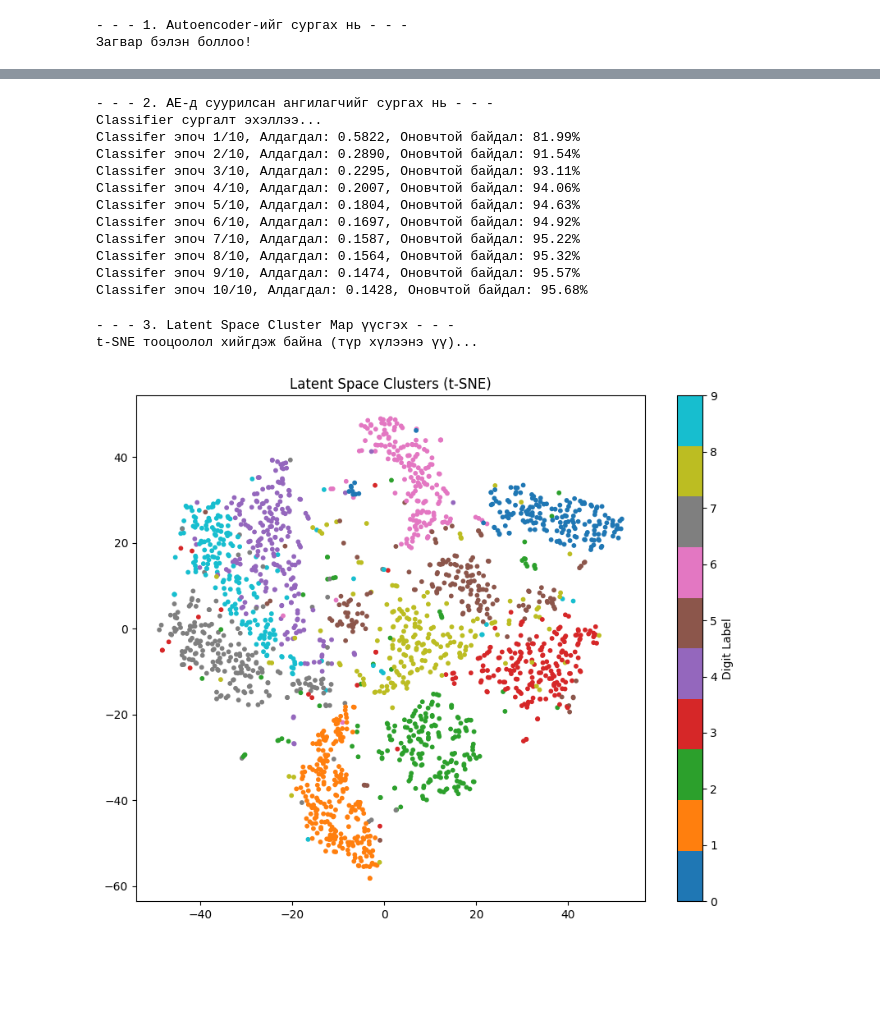
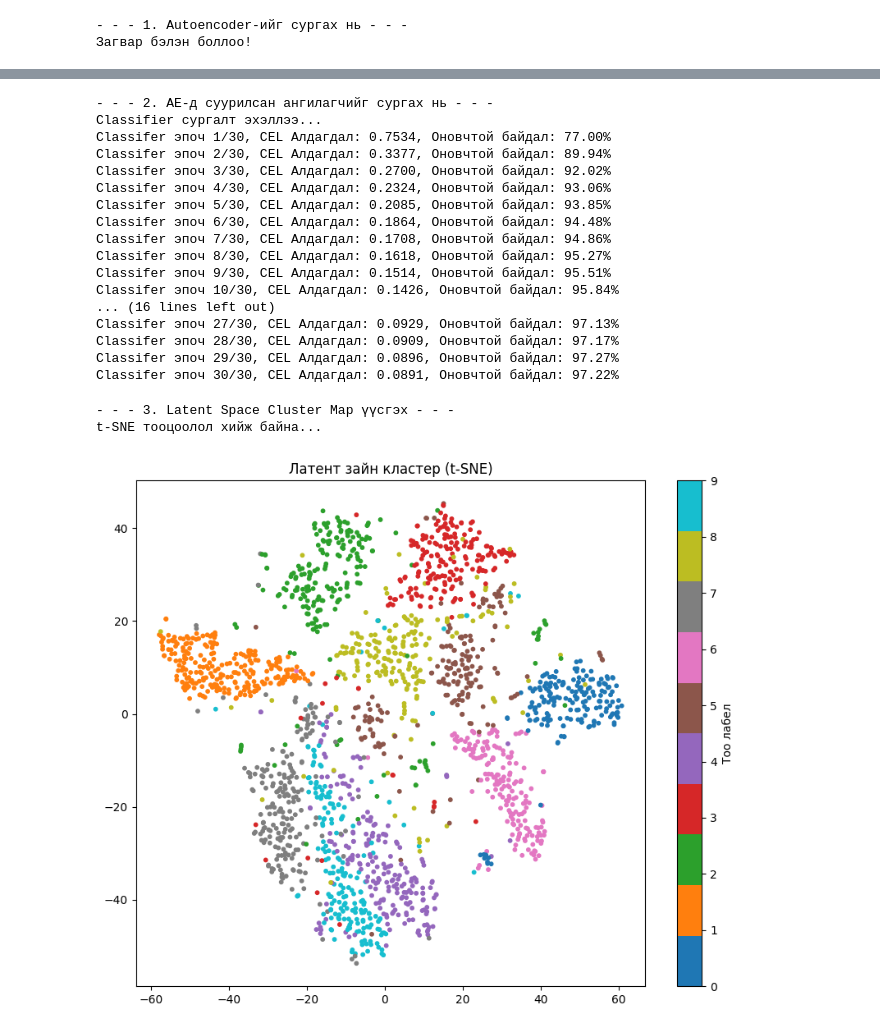
Before and after one commit to Xvclnn/dataMiningBiyDaalt, a Jupyter notebook: AE/AutoEncoder.ipynb, the cells around one changed output, grey strips where cells are left out. Drawn from its saved outputs; the diff is of its cells as text; code cells hidden in the pictures; blank space fills up the shorter version.

```diff
--- a/AE/AutoEncoder.ipynb
+++ b/AE/AutoEncoder.ipynb
@@ -7,14 +7,15 @@ from torchvision import datasets, transforms
 import matplotlib.pyplot as plt
 from sklearn.manifold import TSNE
 import numpy as np
+import time
 
 # Тохиргоо
 latent_dim = 64  # Шахалтын хэмжээ
 batch_size = 128
 learning_rate_ae = 4e-4
-learning_rate_cls = 1e-3
+learning_rate_cls = 4e-4
 epochs_ae = 10
-epochs_cls = 10
+epochs_cls = 30
 
 # GPU эсвэл CPU ашиглах эсэхийг шалгах
 device = torch.device('cuda' if torch.cuda.is_available() else 'cpu')
@@ -128,27 +94,33 @@ print('Загвар бэлэн боллоо!')
 Загвар бэлэн боллоо!
 # %%
 # Сургалтын функц
-def train_ae(model, train_loader, criterion, optimizer, epochs, device):
+ae_loss_history = []
+classifier_loss_history = []
+
+def train_ae(model, loader, criterion, optimizer, epochs, device):
     model.train()
+    print('\n- - - 1. Autoencoder-ийг сургах нь - - - ')
     for epoch in range(epochs):
-        total_loss = 0
-        for batch_idx, (data, _) in enumerate(train_loader):
+        running_loss = 0.0
+        for data, _ in loader:
             data = data.to(device)
             optimizer.zero_grad()
             output = model(data)
             loss = criterion(output, data)
             loss.backward()
             optimizer.step()
-            total_loss += loss.item()
+            running_loss += loss.item()
 
-        avgLoss = total_loss / len(train_loader)
-        print(f'Epoch {epoch+1}/{epochs}, Алдагдал: {total_loss/len(train_loader):.4f}')
+        avg_loss = running_loss / len(loader)
+        ae_loss_history.append(avg_loss)
+        print(f'AE Epoch {epoch+1}/{epochs}, MSE Алдагдал: {avg_loss:.4f}')
+
         if (epoch + 1) % 10 == 0:
             torch.save({
                 'epoch': epoch + 1,
                 'model_state_dict': model.state_dict(),
                 'optimizer_state_dict': optimizer.state_dict(),
-                'loss': avgLoss
+                'loss': avg_loss
             }, f"checkpoint_epoch_{epoch+1}.pth")
 
             print(f"Хадгаллаа: checkpoint_epoch_{epoch+1}.pth")
@@ -197,57 +170,65 @@ def train_classifier(model, train_loader, criterion, optimizer, epochs, device):
             total += target.size(0)
             correct += (predicted == target).sum().item()
 
-        print(f'Classifer эпоч {epoch+1}/{epochs}, Алдагдал: {total_loss/len(train_loader):.4f}, Оновчтой байдал: {100*correct/total:.2f}%')
+        avg_epoch_loss = total_loss / len(train_loader)
+        classifier_loss_history.append(avg_epoch_loss)
+
+        print(f'Classifer эпоч {epoch+1}/{epochs}, CEL Алдагдал: {avg_epoch_loss:.4f}, Оновчтой байдал: {100*correct/total:.2f}%')
 
 # Classifier сургалтыг эхлүүлэх
 train_classifier(classifier_model, train_loader, criterion_cls, optimizer_cls, epochs_cls, device)
 # %% [output]
 - - - 2. AE-д суурилсан ангилагчийг сургах нь - - -
 Classifier сургалт эхэллээ...
-Classifer эпоч 1/10, Алдагдал: 0.5822, Оновчтой байдал: 81.99%
-Classifer эпоч 2/10, Алдагдал: 0.2890, Оновчтой байдал: 91.54%
-Classifer эпоч 3/10, Алдагдал: 0.2295, Оновчтой байдал: 93.11%
-Classifer эпоч 4/10, Алдагдал: 0.2007, Оновчтой байдал: 94.06%
-Classifer эпоч 5/10, Алдагдал: 0.1804, Оновчтой байдал: 94.63%
-Classifer эпоч 6/10, Алдагдал: 0.1697, Оновчтой байдал: 94.92%
-Classifer эпоч 7/10, Алдагдал: 0.1587, Оновчтой байдал: 95.22%
-Classifer эпоч 8/10, Алдагдал: 0.1564, Оновчтой байдал: 95.32%
-Classifer эпоч 9/10, Алдагдал: 0.1474, Оновчтой байдал: 95.57%
-Classifer эпоч 10/10, Алдагдал: 0.1428, Оновчтой байдал: 95.68%
+Classifer эпоч 1/30, CEL Алдагдал: 0.7534, Оновчтой байдал: 77.00%
+Classifer эпоч 2/30, CEL Алдагдал: 0.3377, Оновчтой байдал: 89.94%
+Classifer эпоч 3/30, CEL Алдагдал: 0.2700, Оновчтой байдал: 92.02%
+Classifer эпоч 4/30, CEL Алдагдал: 0.2324, Оновчтой байдал: 93.06%
+Classifer эпоч 5/30, CEL Алдагдал: 0.2085, Оновчтой байдал: 93.85%
+Classifer эпоч 6/30, CEL Алдагдал: 0.1864, Оновчтой байдал: 94.48%
+Classifer эпоч 7/30, CEL Алдагдал: 0.1708, Оновчтой байдал: 94.86%
+Classifer эпоч 8/30, CEL Алдагдал: 0.1618, Оновчтой байдал: 95.27%
+Classifer эпоч 9/30, CEL Алдагдал: 0.1514, Оновчтой байдал: 95.51%
+Classifer эпоч 10/30, CEL Алдагдал: 0.1426, Оновчтой байдал: 95.84%
+... (16 lines left out)
+Classifer эпоч 27/30, CEL Алдагдал: 0.0929, Оновчтой байдал: 97.13%
+Classifer эпоч 28/30, CEL Алдагдал: 0.0909, Оновчтой байдал: 97.17%
+Classifer эпоч 29/30, CEL Алдагдал: 0.0896, Оновчтой байдал: 97.27%
+Classifer эпоч 30/30, CEL Алдагдал: 0.0891, Оновчтой байдал: 97.22%
 # %%
 print('\n- - - 3. Latent Space Cluster Map үүсгэх - - -')
 
 def plot_latent_space(encoder, test_loader, device):
     encoder.eval()
     latent_vectors = []
     labels = []
     with torch.no_grad():
         for data, target in test_loader:
             data = data.to(device)
             encoded = encoder(data).cpu().numpy()
-            # (batch, 64, 1, 1) -> (batch, 64)
             encoded = encoded.reshape(encoded.shape[0], -1)
             latent_vectors.append(encoded)
             labels.append(target.numpy())
 
     latent_vectors = np.concatenate(latent_vectors, axis=0)
     labels = np.concatenate(labels, axis=0)
 
-    print("t-SNE тооцоолол хийгдэж байна (түр хүлээнэ үү)...")
+    sample_size = min(2000, len(latent_vectors))
+    print("t-SNE тооцоолол хийж байна...")
     tsne = TSNE(n_components=2, random_state=42)
-    latent_2d = tsne.fit_transform(latent_vectors[:2000]) # Хурдан болгохын тулд эхний 2000 өгөгдлийг ашиглав
+    latent_2d = tsne.fit_transform(latent_vectors[:sample_size])
 
     plt.figure(figsize=(10, 8))
-    scatter = plt.scatter(latent_2d[:, 0], latent_2d[:, 1], c=labels[:2000], cmap='tab10', s=10)
-    plt.colorbar(scatter, label='Digit Label')
-    plt.title('Latent Space Clusters (t-SNE)')
+    scatter = plt.scatter(latent_2d[:, 0], latent_2d[:, 1], c=labels[:sample_size], cmap='tab10', s=10)
+    plt.colorbar(scatter, label='Тоо лабел')
+    plt.title('Латент зайн кластер (t-SNE)')
     plt.show()
 
 plot_latent_space(ae_model.encoder, test_loader, device)
 # %% [output]
 - - - 3. Latent Space Cluster Map үүсгэх - - -
-t-SNE тооцоолол хийгдэж байна (түр хүлээнэ үү)...
+t-SNE тооцоолол хийж байна...
-[figure, old version]
+[figure, new version]
 # %%
 ## --- Гаралт 2: classification үнэлгээ ---
 import torchvision.datasets
```
Also changed, not shown: parts of 12 cells of this notebook, 7 other files.
